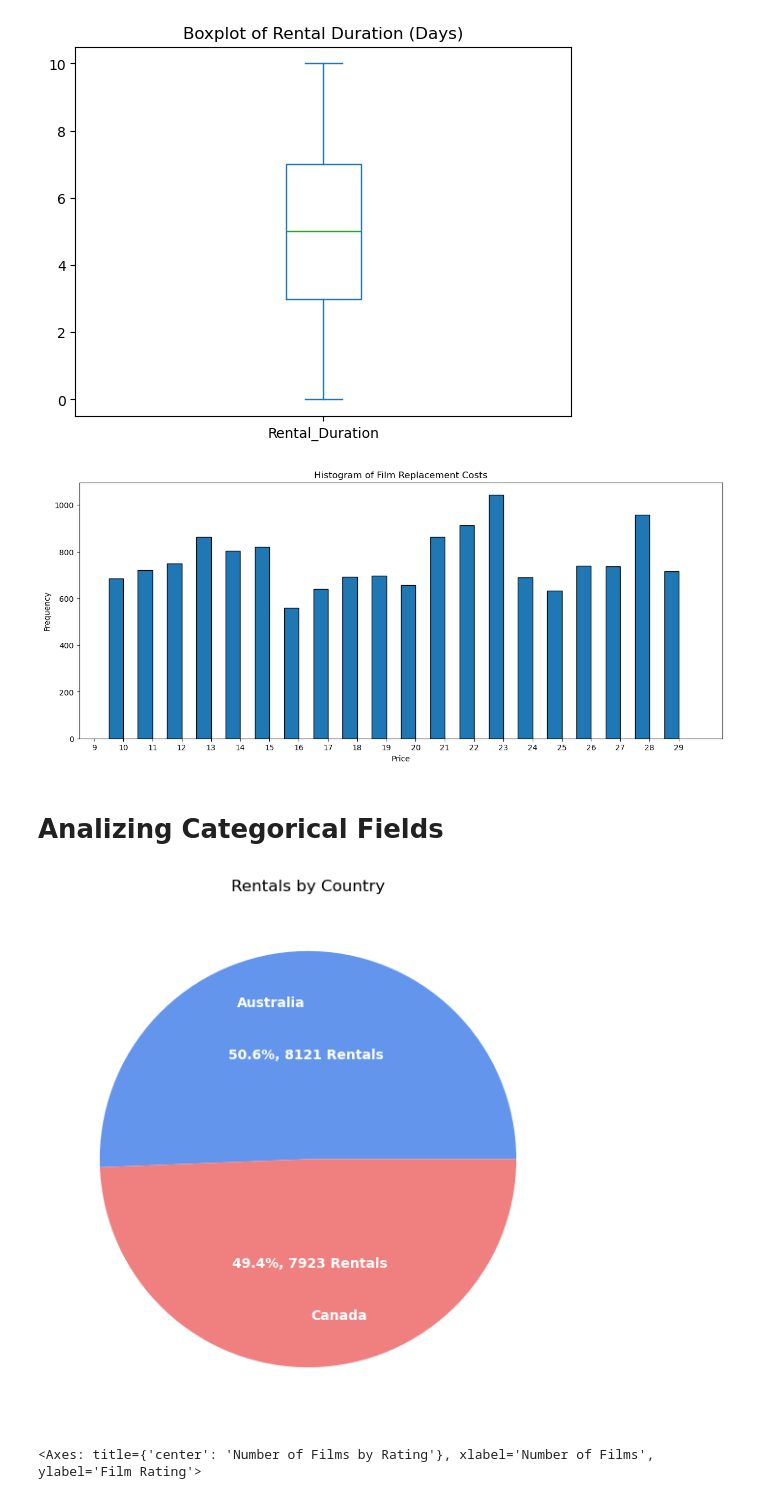
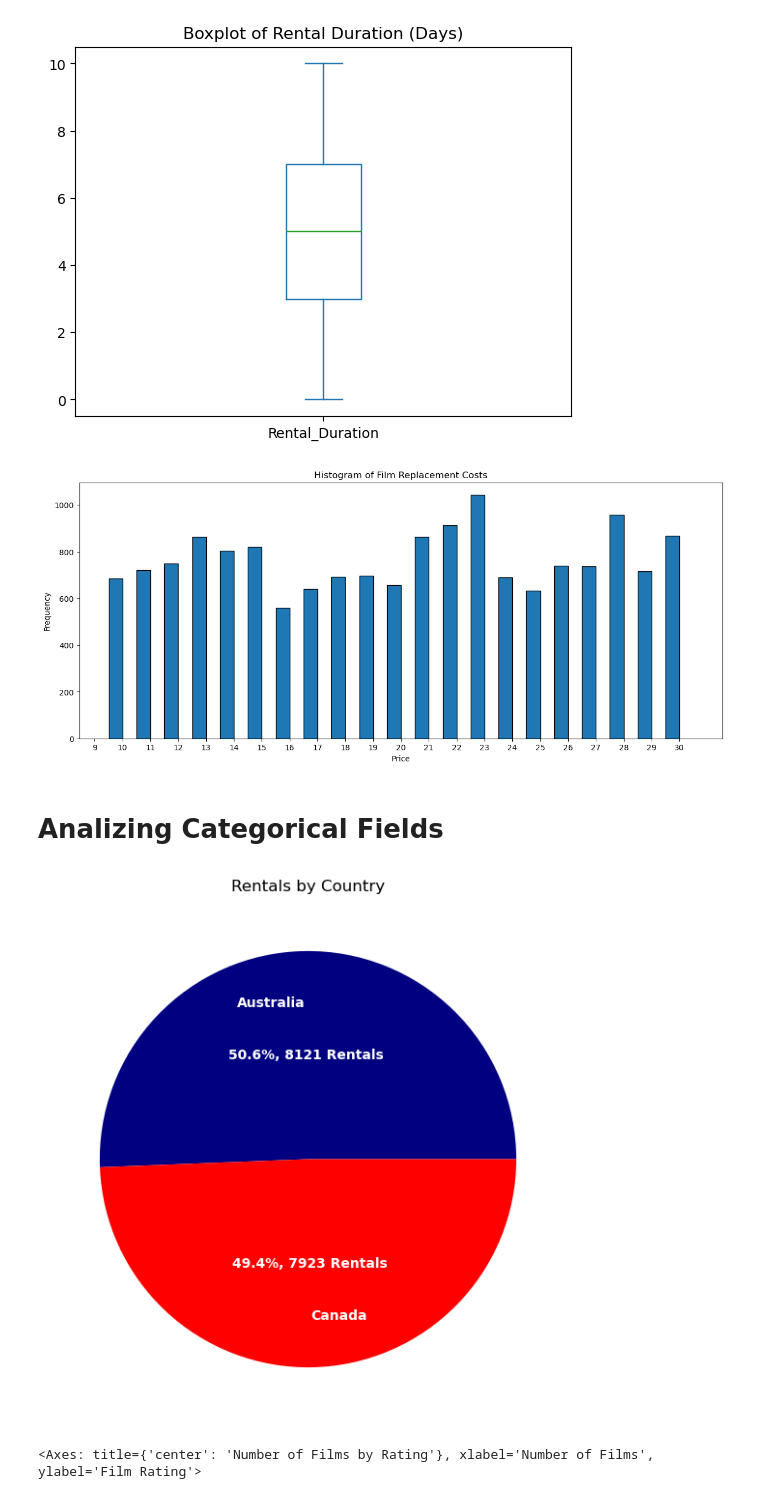
Before and after one commit to luipmesquita/Main-Project-of-Data-Analysis, a Jupyter notebook: scripts/sakila-InProgress.ipynb, the cells around one changed output. Cells and saved outputs as stored; diff of their text form; code cells hidden in the pictures.

```diff
--- a/scripts/sakila-InProgress.ipynb
+++ b/scripts/sakila-InProgress.ipynb
@@ -14,7 +14,7 @@ try:
         host = 'localhost',
         database = 'sakila',
         user = 'root',
-        password = '365pass')
+        password = 'pass')
 
 except:
     print('Error connecting to the databse')
@@ -152,11 +205,13 @@ Pandas freely uses object dtype when columns contain mixed values (strings, numb
 
 So we have to give each column its proper data type.
 # %%
+df['Store_ID']            = pd.to_numeric(df['Store_ID'])
 df['Film_Rental_Rate']    = pd.to_numeric(df['Film_Rental_Rate'])
 df['Film_Replace_Cost']   = pd.to_numeric(df['Film_Replace_Cost'])
 df['Rental_ID']           = pd.to_numeric(df['Rental_ID'])
 df['Rental_Duration']     = pd.to_numeric(df['Rental_Duration'])
 df['Payment_Amount']      = pd.to_numeric(df['Payment_Amount'])
+df['Customer_ID']         = pd.to_numeric(df['Customer_ID'])
 # %%
 df.describe()
 # %% [output]
@@ -189,7 +244,7 @@ plt.figure(figsize=(15, 6))
 
 # Calculate the bin edges
 min_value = np.round(df['Film_Replace_Cost'].min())
-max_value = math.floor(df['Film_Replace_Cost'].max())
+max_value = np.round(df['Film_Replace_Cost'].max())
 bin_width = 1
 bin_edges = np.arange(min_value - bin_width,
                       max_value + bin_width,
@@ -213,27 +268,27 @@ plt.title('Histogram of Film Replacement Costs')
 # Show plot
 plt.show()
 # %% [output]
-[figure, old version]
+[figure, new version]
 # %% [markdown]
 # Analizing Categorical Fields
 # %%
 plt.figure(figsize = (7,7))
 
 plt.pie(df['Country'].value_counts(),
-        colors        = ['cornflowerblue','lightcoral'],
+        colors        = ['navy','red'],
         autopct       = lambda p: '{:.1f}%, {:.0f} Rentals'.format(p, p * sum(df['Country'].value_counts()) / 100),
         pctdistance   = 0.50,
         textprops     = {'color': 'white',
                          'fontweight': 'bold'},
         labels        = ['Australia', 'Canada'],
         labeldistance = 0.75,
        )
 
 plt.title('Rentals by Country')
 
 plt.show()
 # %% [output]
-[figure, old version]
+[figure, new version]
 # %%
 df['Film_Rating'].value_counts().plot(kind   = 'barh',
                                       title  = 'Number of Films by Rating',
```
Also changed, not shown: parts of 15 cells of this notebook.
